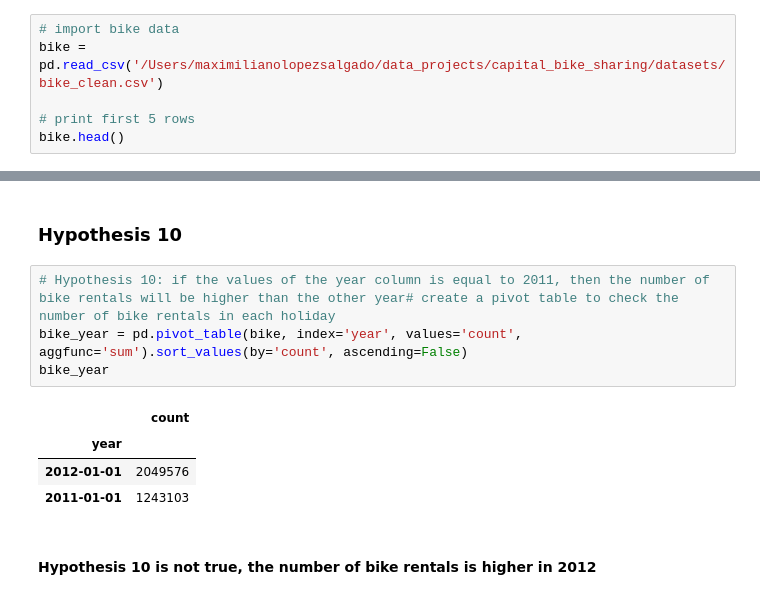
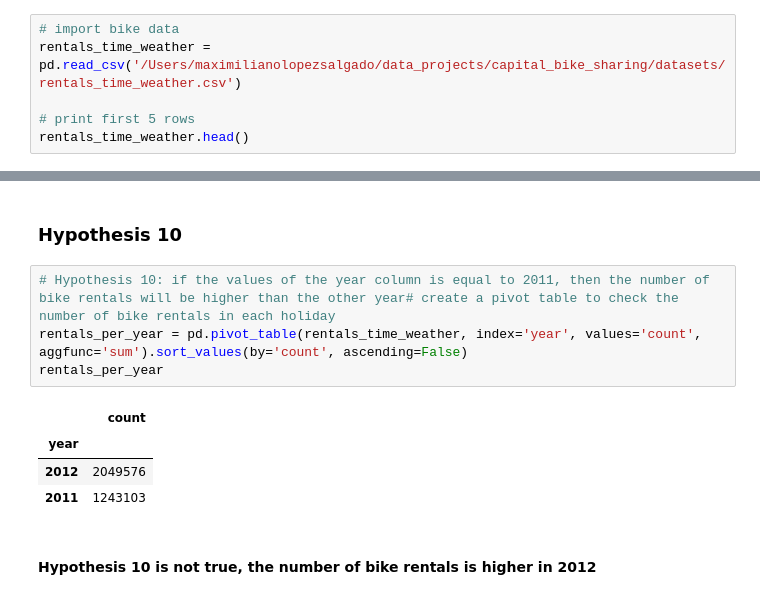
Before and after one commit to MaxLopezSalgado/capital_bike_sharing, a Jupyter notebook: eda/eda.ipynb, the cells around one changed output, grey strips where cells are left out. Saved outputs shown, nothing was run; the diff lists cells and outputs as text.

```diff
--- a/eda/eda.ipynb
+++ b/eda/eda.ipynb
@@ -23,9 +23,9 @@ from folium.plugins import HeatMap
 #### Business model: businesses often rely on registered customers more than casual users. There might be some interesting insights that can strengthen this assumption.
 # %%
 # import bike data
-bike = pd.read_csv('/Users/maximilianolopezsalgado/data_projects/capital_bike_sharing/datasets/bike_clean.csv')
+rentals_time_weather = pd.read_csv('/Users/maximilianolopezsalgado/data_projects/capital_bike_sharing/datasets/rentals_time_weather.csv')
 
 # print first 5 rows
-bike.head()
+rentals_time_weather.head()
 # %% [output]
 |  | instant | date | season | year | month | hour | holiday | weekday | workingday | weather | ... | ... |
@@ -204,13 +204,13 @@ bike_weather_warmness
 ### Hypothesis 10
 # %%
 # Hypothesis 10: if the values of the year column is equal to 2011, then the number of bike rentals will be higher than the other year# create a pivot table to check the number of bike rentals in each holiday
-bike_year = pd.pivot_table(bike, index='year', values='count', aggfunc='sum').sort_values(by='count', ascending=False)
-bike_year
+rentals_per_year = pd.pivot_table(rentals_time_weather, index='year', values='count', aggfunc='sum').sort_values(by='count', ascending=False)
+rentals_per_year
 # %% [output]
 |  | count |
 | year |  |
-| 2012-01-01 | 2049576 |
-| 2011-01-01 | 1243103 |
+| 2012 | 2049576 |
+| 2011 | 1243103 |
 # %% [markdown]
 #### Hypothesis 10 is not true, the number of bike rentals is higher in 2012
 # %% [markdown]
```
Also changed, not shown: parts of 13 cells of this notebook.
